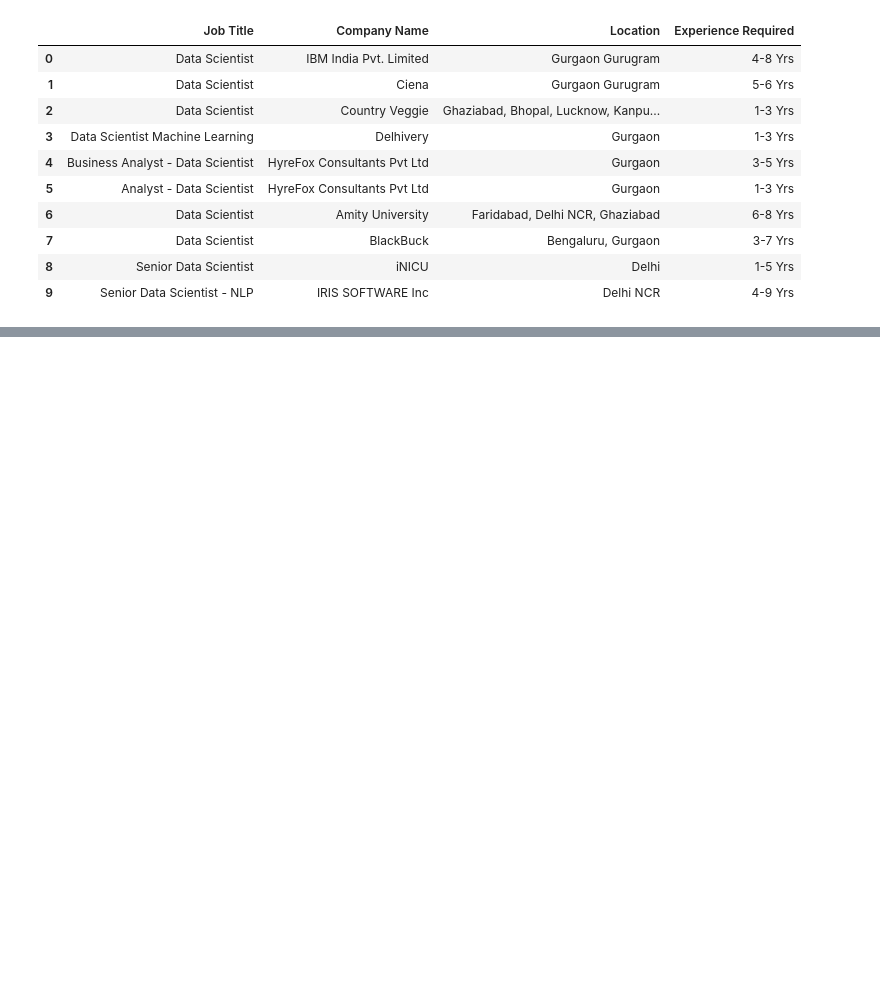
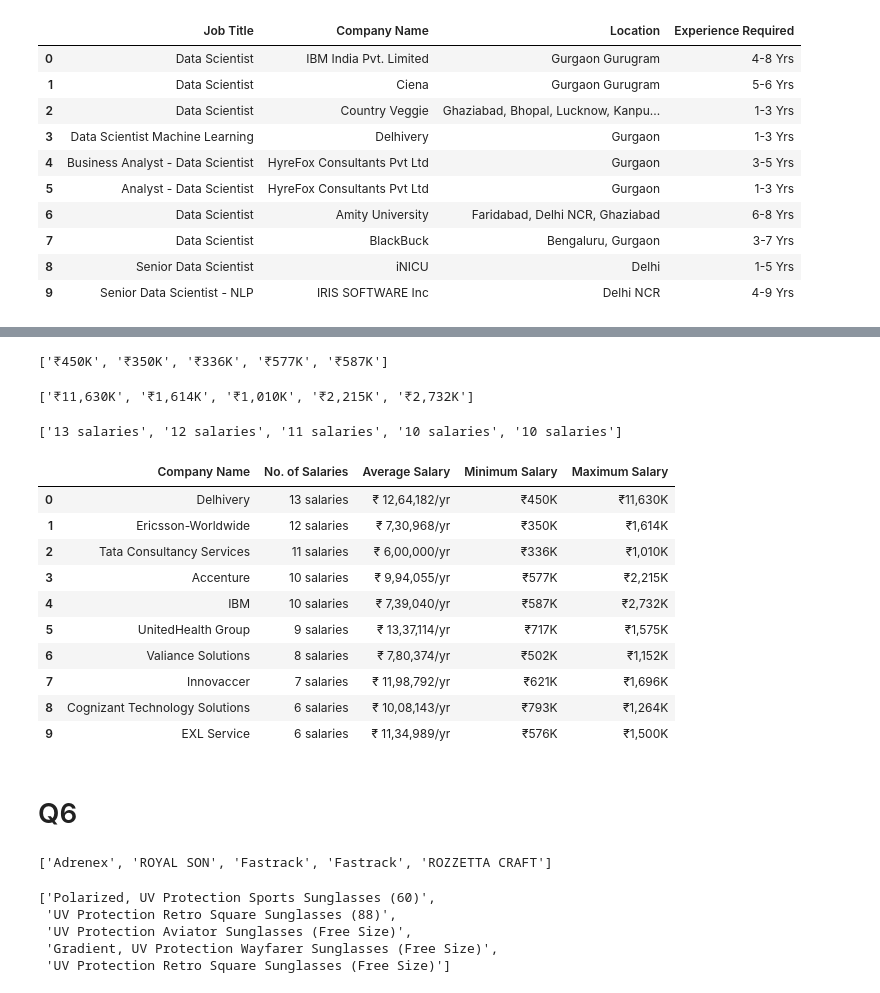
Before and after one commit to swanandsb/Flip-Robo-Projects, a Jupyter notebook: Web Scraping Assignment - 2.ipynb, the cells around one changed output, grey strips where cells are left out. Saved outputs shown, nothing was run; the diff lists cells and outputs as text; code cells hidden in the pictures; blank space fills up the shorter version.

```diff
--- a/Web Scraping Assignment - 2.ipynb
+++ b/Web Scraping Assignment - 2.ipynb
@@ -329,0 +452,47 @@ jobs3
+# %%
+for i in mins_1:
+    a=i.text
+    mins.append(a)
+mins[0:5]
+# %% [output]
+['₹450K', '₹350K', '₹336K', '₹577K', '₹587K']
+# %%
+maxs_1=driver.find_elements_by_xpath("//div[@class='common__RangeBarStyle__values common__flex__justifySpaceBetween common__flex__container ']/span[2]")
+# %%
+for i in maxs_1:
+    a=i.text
+    maxs.append(a)
+maxs[0:5]
+# %% [output]
+['₹11,630K', '₹1,614K', '₹1,010K', '₹2,215K', '₹2,732K']
+# %%
+no_1=driver.find_elements_by_xpath("//p[@class='css-1uyte9r css-1kuy7z7 m-0 ']")
+# %%
+for i in no_1:
+    a=i.text
+    no.append(a)
+no[0:5]
+# %% [output]
+['13 salaries', '12 salaries', '11 salaries', '10 salaries', '10 salaries']
+# %%
+jobs5=pd.DataFrame({})
+jobs5['Company Name']=name[0:10]
+jobs5['No. of Salaries']=no[0:10]
+jobs5['Average Salary']=avgs[0:10]
+jobs5['Minimum Salary']=mins[0:10]
+jobs5['Maximum Salary']=maxs[0:10]
+jobs5
+# %% [output]
+|  | Company Name | No. of Salaries | Average Salary | Minimum Salary | Maximum Salary |
+| 0 | Delhivery | 13 salaries | ₹ 12,64,182/yr | ₹450K | ₹11,630K |
+| 1 | Ericsson-Worldwide | 12 salaries | ₹ 7,30,968/yr | ₹350K | ₹1,614K |
+| 2 | Tata Consultancy Services | 11 salaries | ₹ 6,00,000/yr | ₹336K | ₹1,010K |
+| 3 | Accenture | 10 salaries | ₹ 9,94,055/yr | ₹577K | ₹2,215K |
+| 4 | IBM | 10 salaries | ₹ 7,39,040/yr | ₹587K | ₹2,732K |
+| 5 | UnitedHealth Group | 9 salaries | ₹ 13,37,114/yr | ₹717K | ₹1,575K |
+| 6 | Valiance Solutions | 8 salaries | ₹ 7,80,374/yr | ₹502K | ₹1,152K |
+| 7 | Innovaccer | 7 salaries | ₹ 11,98,792/yr | ₹621K | ₹1,696K |
+| 8 | Cognizant Technology Solutions | 6 salaries | ₹ 10,08,143/yr | ₹793K | ₹1,264K |
+| 9 | EXL Service | 6 salaries | ₹ 11,34,989/yr | ₹576K | ₹1,500K |
+# %% [markdown]
+# Q6
@@ -329,0 +519,28 @@ jobs3
+# %%
+for i in url:
+    driver.get(i)
+
+    brand_1=driver.find_elements_by_xpath("//div[@class='_2WkVRV']")
+
+    for j in brand_1:
+        a=j.text
+        brand.append(a)
+brand[0:5]
+# %% [output]
+['Adrenex', 'ROYAL SON', 'Fastrack', 'Fastrack', 'ROZZETTA CRAFT']
+# %%
+for i in url:
+    driver.get(i)
+
+    descrip_1=driver.find_elements_by_xpath("//a[@class='IRpwTa']")
+
+    for j in descrip_1:
+        a=j.text
+        descrip.append(a)
+descrip[0:5]
+# %% [output]
+['Polarized, UV Protection Sports Sunglasses (60)',
+ 'UV Protection Retro Square Sunglasses (88)',
+ 'UV Protection Aviator Sunglasses (Free Size)',
+ 'Gradient, UV Protection Wayfarer Sunglasses (Free Size)',
+ 'UV Protection Retro Square Sunglasses (Free Size)']
```
Also changed, not shown: parts of 92 cells of this notebook.
